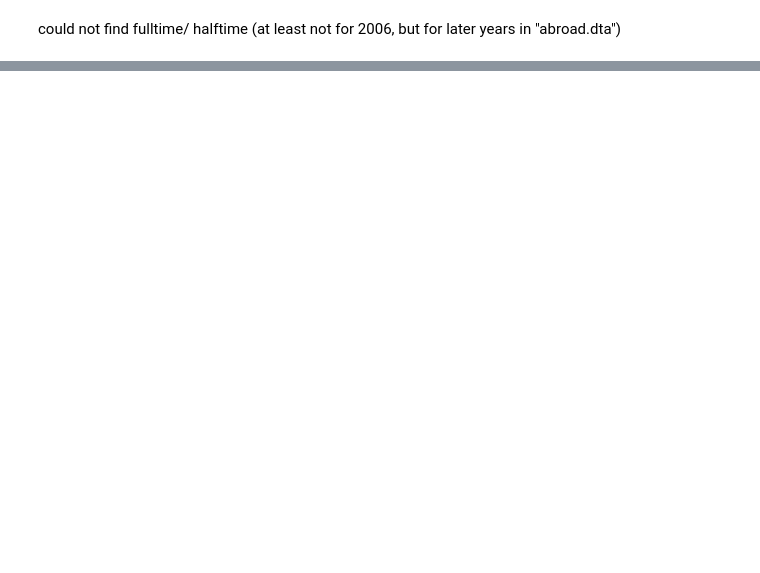
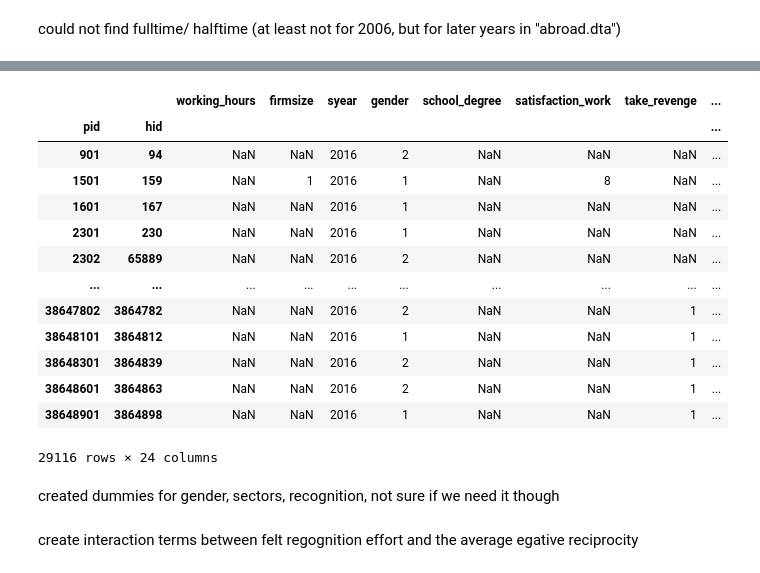
Before and after one commit to maxxxbb/ResearchModule, a Jupyter notebook: src/data_management/Datamanagement.ipynb, the cells around one changed output, grey strips where cells are left out. Drawn from its saved outputs; the diff is of its cells as text; code cells hidden in the pictures; blank space fills up the shorter version.

```diff
--- a/src/data_management/Datamanagement.ipynb
+++ b/src/data_management/Datamanagement.ipynb
@@ -260,0 +585,26 @@ df1[['column1_numeric', 'avg_rec']].corr()
+# %%
+df1_snap = df1_snap.where(~df1_snap.eq(0), np.nan)
+# %%
+df1_snap['avg_rec'] = df1_snap[['take_revenge', 'similar_problems', 'insult_back']].mean(axis=1)
+df1_snap['overtime_unpaid'] = df1_snap['overtime'] - df1_snap['overtime_paid']
+df1_snap['age'] = df1_snap['syear'] - df1_snap['year_birth']
+df1_snap["potential_experience"] = pow((df1_snap["age"] - 18), 2)
+# %%
+df1_snap
+# %% [output]
+|  |  | working_hours | firmsize | syear | gender | school_degree | satisfaction_work | take_revenge | ... |
+| pid | hid |  |  |  |  |  |  |  | ... |
+| 901 | 94 | NaN | NaN | 2016 | 2 | NaN | NaN | NaN | ... |
+| 1501 | 159 | NaN | 1 | 2016 | 1 | NaN | 8 | NaN | ... |
+| 1601 | 167 | NaN | NaN | 2016 | 1 | NaN | NaN | NaN | ... |
+| 2301 | 230 | NaN | NaN | 2016 | 1 | NaN | NaN | NaN | ... |
+| 2302 | 65889 | NaN | NaN | 2016 | 2 | NaN | NaN | NaN | ... |
+| ... | ... | ... | ... | ... | ... | ... | ... | ... | ... |
+| 38647802 | 3864782 | NaN | NaN | 2016 | 2 | NaN | NaN | 1 | ... |
+| 38648101 | 3864812 | NaN | NaN | 2016 | 1 | NaN | NaN | 1 | ... |
+| 38648301 | 3864839 | NaN | NaN | 2016 | 2 | NaN | NaN | 1 | ... |
+| 38648601 | 3864863 | NaN | NaN | 2016 | 2 | NaN | NaN | 1 | ... |
+| 38648901 | 3864898 | NaN | NaN | 2016 | 1 | NaN | NaN | 1 | ... |
+29116 rows × 24 columns
+# %% [markdown]
+created dummies for gender, sectors, recognition, not sure if we need it though
@@ -260,0 +617,2 @@ df1[['column1_numeric', 'avg_rec']].corr()
+# %% [markdown]
+create interaction terms between felt regognition effort and the average egative reciprocity
```
Also changed, not shown: parts of 40 cells of this notebook.
